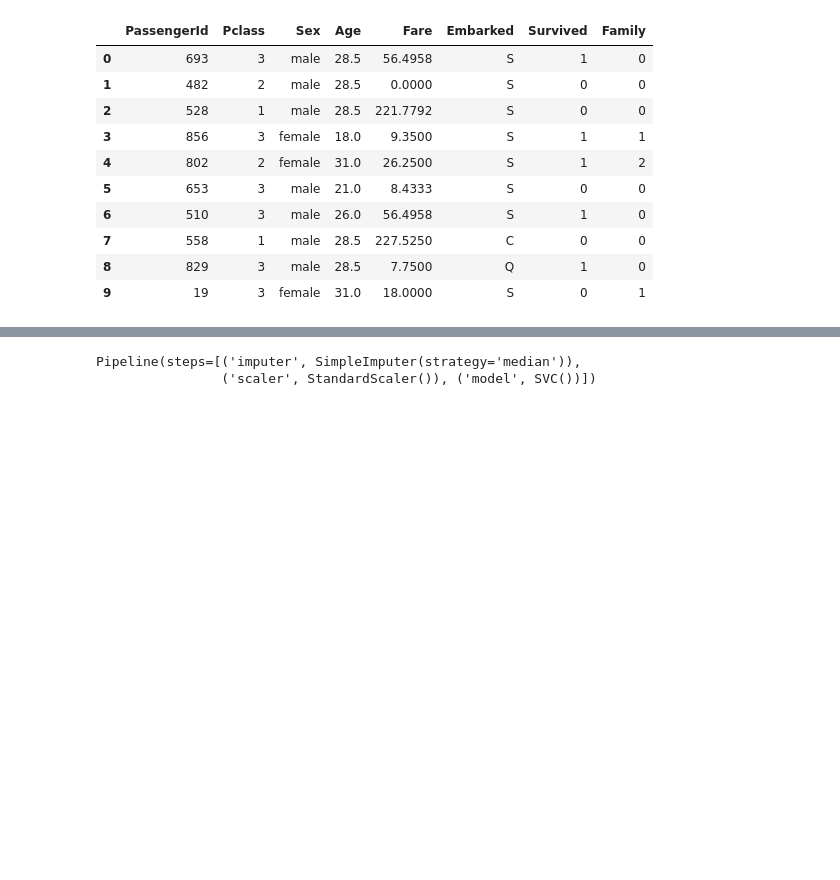
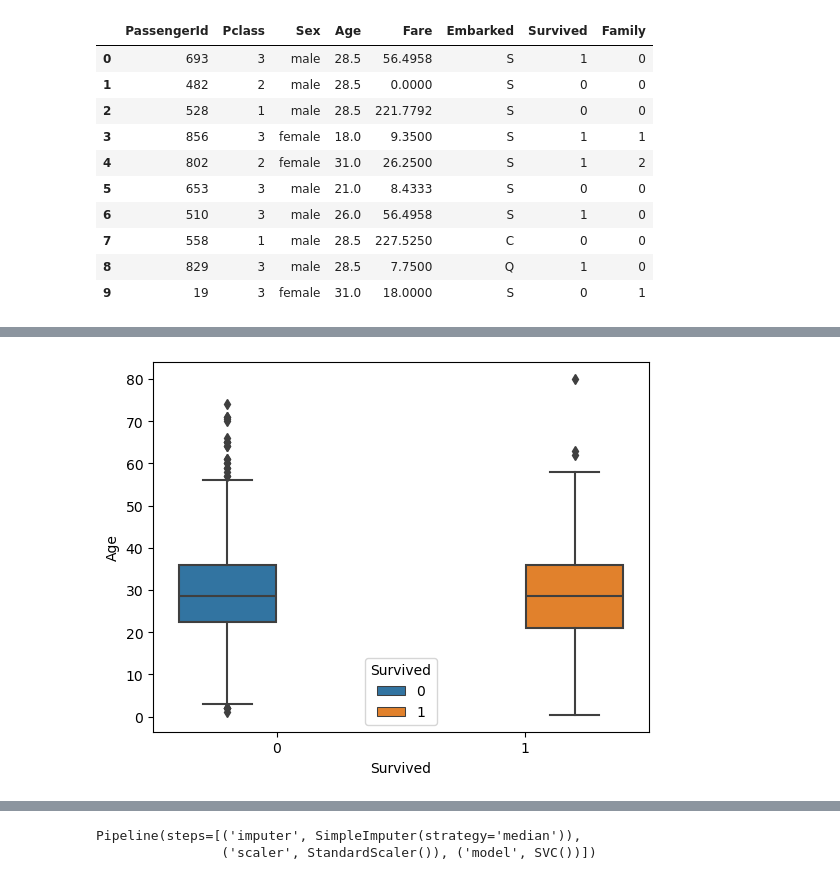
Before and after one commit to amoako420/Titanic_ML, a Jupyter notebook: code.ipynb, the cells around one changed output, grey strips where cells are left out. Drawn from its saved outputs; the diff is of its cells as text; code cells hidden in the pictures; blank space fills up the shorter version.

```diff
--- a/code.ipynb
+++ b/code.ipynb
@@ -17,15 +24,32 @@ warnings.filterwarnings('ignore', category=FutureWarning)
 warnings.filterwarnings('ignore', category=UserWarning)
 # %%
 def wrangle(filepath):
+    """
+    This function reads a CSV file containing Titanic passenger data, performs data cleaning and feature engineering,
+    and returns a processed DataFrame.
+
+    Parameters:
+    filepath (str): The path to the CSV file containing the Titanic passenger data.
+
+    Returns:
+    pandas.DataFrame: A DataFrame with the following columns: 'PassengerId', 'Survived', 'Pclass', 'Sex', 'Age', 'Fare', 'Family'.
+    The 'Family' column is created by summing 'SibSp' and 'Parch' columns.
+    Missing values in the 'Age' column are filled with the median value.
+    """
     # Import CSV
     df = pd.read_csv(filepath)
+
     # Drop columns
     df = df.drop(columns=['Name', 'Ticket', 'Cabin'])
+
     # feature creation
     df['Family'] = df['SibSp'] + df['Parch']
+
     # Drop columns
     df = df.drop(columns=['SibSp', 'Parch'])
+
     # Create an imputer object with a strategy to fill missing values with the median
     imputer = SimpleImputer(strategy='median')
     df['Age'] = imputer.fit_transform(df[['Age']])
+
     return df
@@ -56,0 +114,5 @@ le = LabelEncoder()
+# %%
+# Visualizing the relationships between the age and the survived column
+sns.boxplot(x ='Survived',y='Age',hue='Survived', data=train_data);
+# %% [output]
+[figure, added]
```
Also changed, not shown: parts of 40 cells of this notebook.
